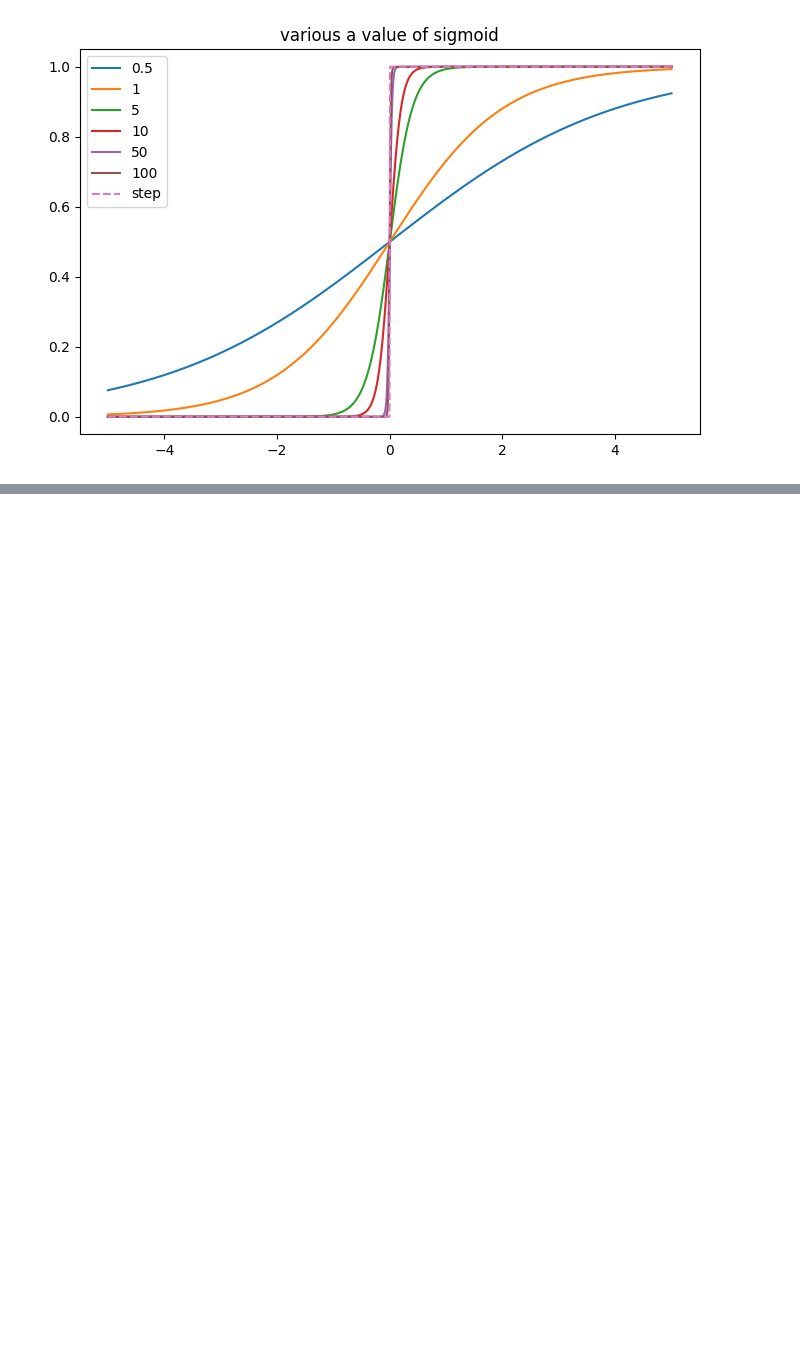
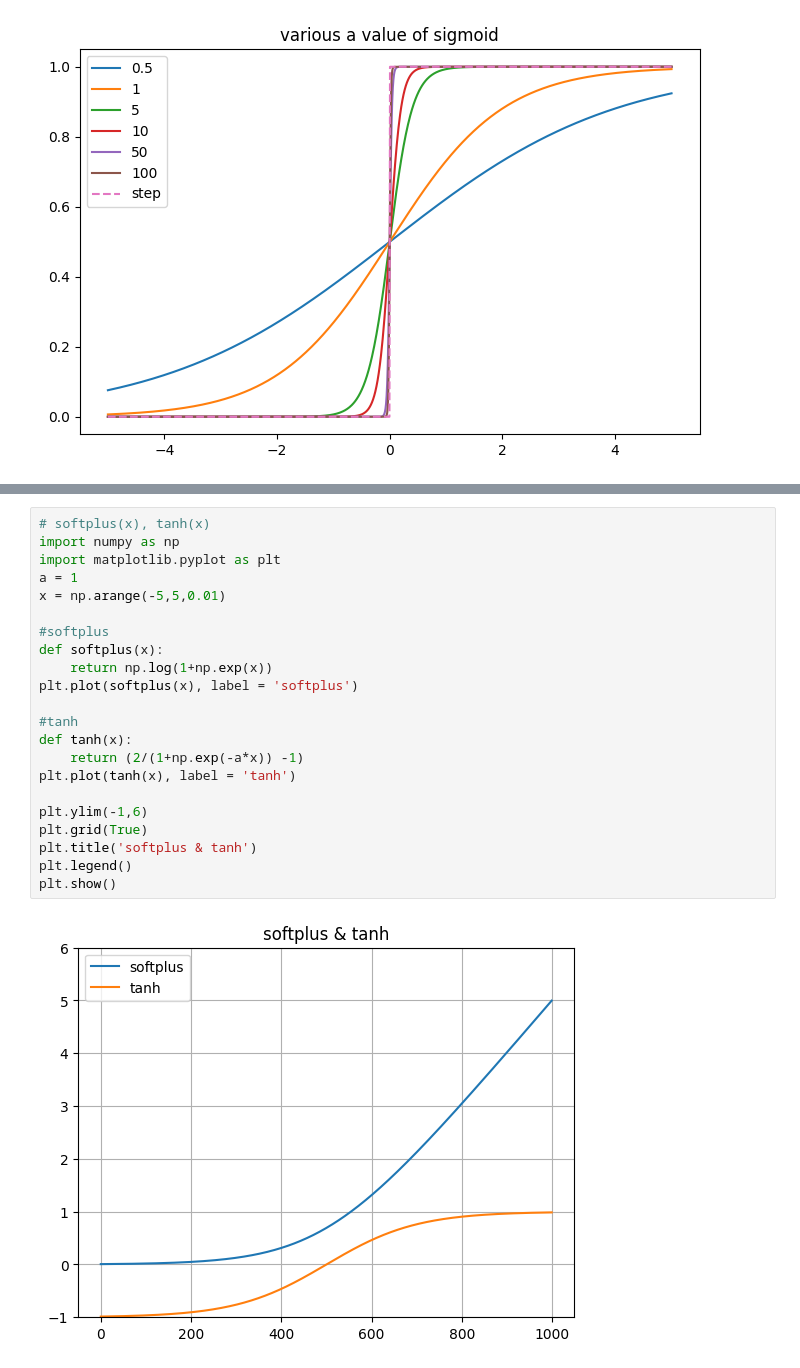
Before and after one commit to kgh2895/4-1-code, a Jupyter notebook: DL/DL.ipynb, the cells around one changed output, grey strips where cells are left out. Drawn from its saved outputs; the diff is of its cells as text; blank space fills up the shorter version.

```diff
--- a/DL/DL.ipynb
+++ b/DL/DL.ipynb
@@ -675,0 +716,24 @@ plt.show()
+# %%
+# softplus(x), tanh(x)
+import numpy as np
+import matplotlib.pyplot as plt
+a = 1
+x = np.arange(-5,5,0.01)
+
+#softplus
+def softplus(x):
+    return np.log(1+np.exp(x))
+plt.plot(softplus(x), label = 'softplus')
+
+#tanh
+def tanh(x):
+    return (2/(1+np.exp(-a*x)) -1)
+plt.plot(tanh(x), label = 'tanh')
+
+plt.ylim(-1,6)
+plt.grid(True)
+plt.title('softplus & tanh')
+plt.legend()
+plt.show()
+# %% [output]
+[figure, added]
```
Also changed, not shown: parts of 7 cells of this notebook.
